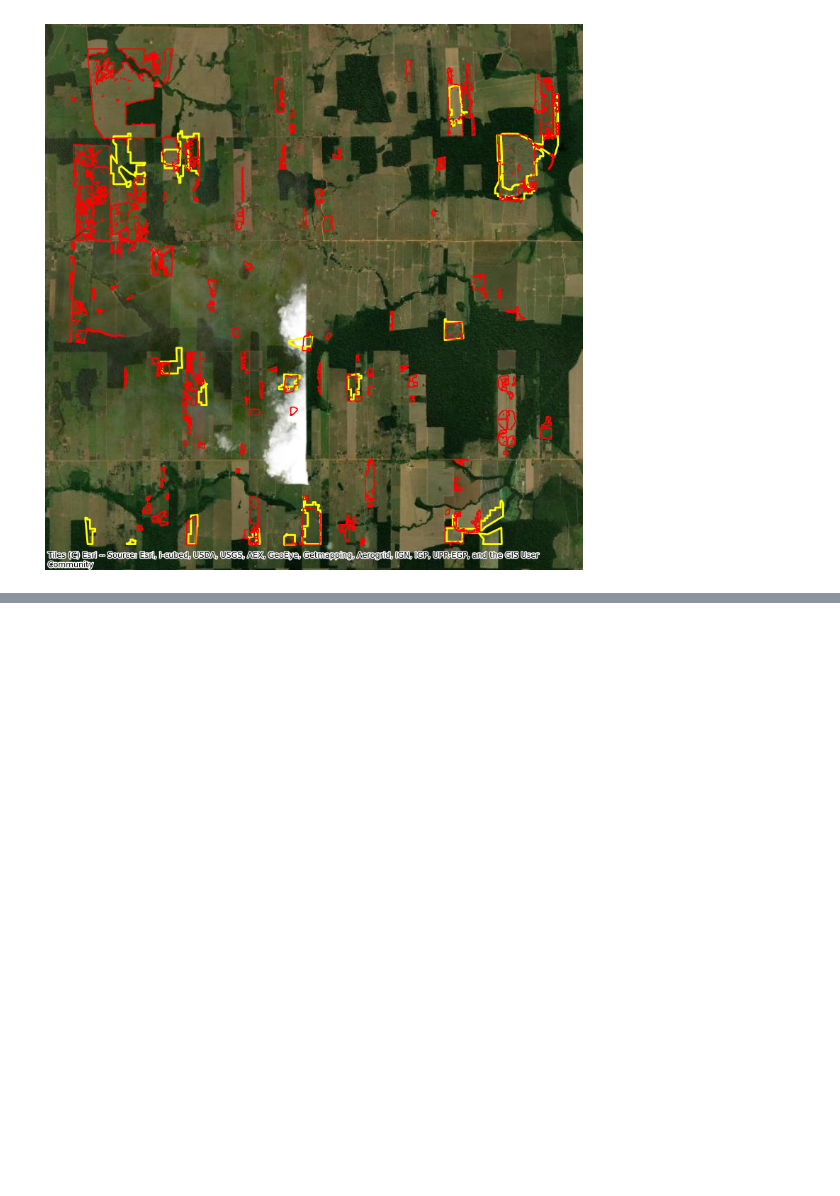
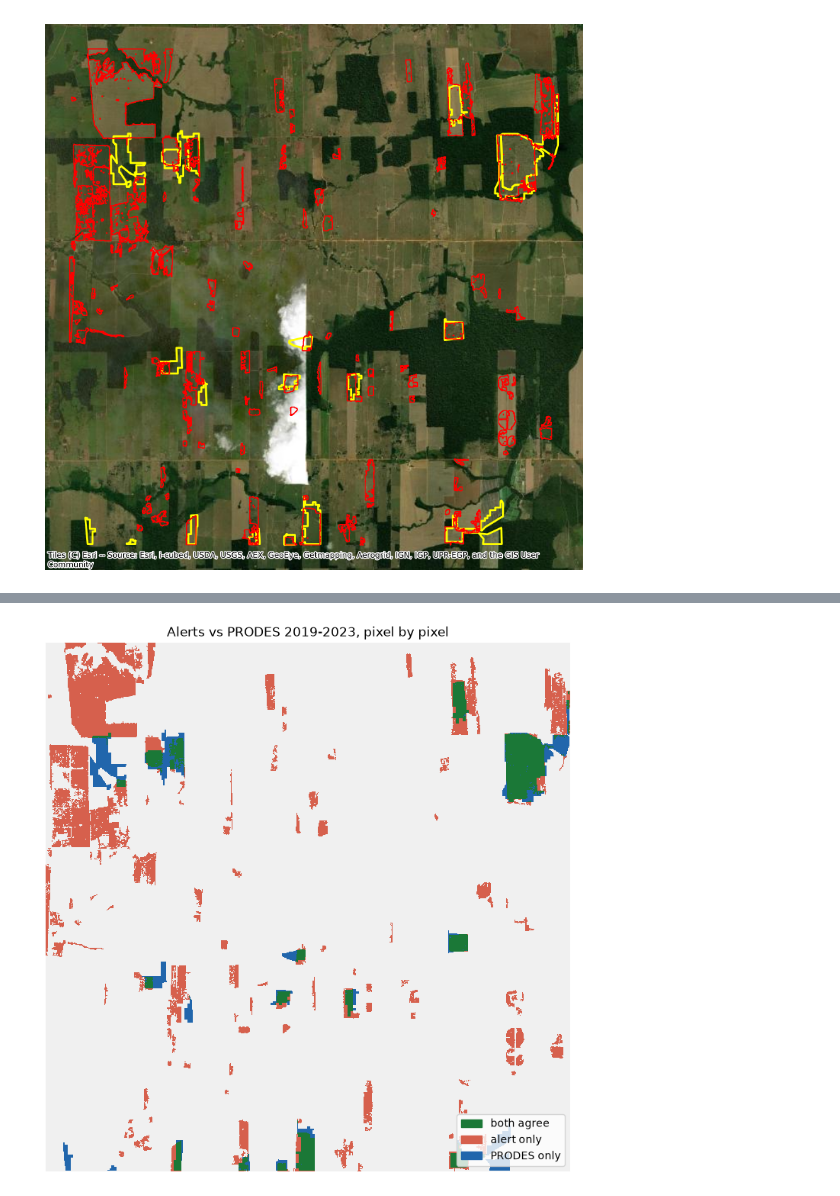
Before and after one commit to AngelicaIseni/Deforestation-Detection, a Jupyter notebook: Validation.ipynb, the cells around one changed output, grey strips where cells are left out. Saved outputs shown, nothing was run; the diff lists cells and outputs as text; code cells hidden in the pictures; blank space fills up the shorter version.

Commit message:
Rasterization of the ndvi alerts

```diff
--- a/Validation.ipynb
+++ b/Validation.ipynb
@@ -147,0 +169,5 @@ plt.show()
+# %%
+prodes_mask = rasterize(prodes_utm.geometry, out_shape=ndvi_raster.shape,
+                        transform=ndvi_raster.rio.transform(), fill=0, dtype="uint8")
+alerts_mask = rasterize(alerts_utm.geometry, out_shape=ndvi_raster.shape,
+                        transform=ndvi_raster.rio.transform(), fill=0, dtype="uint8")
@@ -147,0 +180,22 @@ plt.show()
+# %%
+prodes_bool = prodes_mask.astype(bool)
+alerts_bool = alerts_mask.astype(bool)
+
+true_pos = (alerts_bool & prodes_bool).sum()
+false_pos = (alerts_bool & ~prodes_bool).sum()
+false_neg = (~alerts_bool & prodes_bool).sum()
+true_neg = (~alerts_bool & ~prodes_bool).sum()
+
+precision = true_pos / (true_pos + false_pos)
+recall = true_pos / (true_pos + false_neg)
+f1 = 2 * precision * recall / (precision + recall)
+accuracy = (true_pos + true_neg) / prodes_bool.size
+
+print(f"true positives:  {true_pos / 100:8.1f} ha")
+print(f"false positives: {false_pos / 100:8.1f} ha")
+print(f"false negatives: {false_neg / 100:8.1f} ha")
+print()
+print(f"precision: {precision:.1%}")
+print(f"recall:    {recall:.1%}")
+print(f"F1:        {f1:.1%}")
+print(f"accuracy:  {accuracy:.1%}")
@@ -147,0 +211,19 @@ plt.show()
+# %%
+classes = np.zeros(prodes_bool.shape, dtype="uint8")
+classes[alerts_bool & prodes_bool] = 1     # agreement
+classes[alerts_bool & ~prodes_bool] = 2    # alert only
+classes[~alerts_bool & prodes_bool] = 3    # PRODES only
+
+colors = ["#f0f0f0", "#1b7837", "#d6604d", "#2166ac"]
+labels = ["neither", "both agree", "alert only", "PRODES only"]
+
+fig, ax = plt.subplots(figsize=(9, 9))
+ax.imshow(classes, cmap=ListedColormap(colors), interpolation="nearest")
+ax.legend(handles=[Patch(color=c, label=l) for c, l in zip(colors[1:], labels[1:])],
+          loc="lower right")
+ax.set_title("Alerts vs PRODES 2019-2023, pixel by pixel")
+ax.set_axis_off()
+plt.savefig("outputs/prodes_confusion_map.png", dpi=150, bbox_inches="tight")
+plt.show()
+# %% [output]
+[figure, added]
```
Also changed, not shown: parts of 7 cells of this notebook, 1 other file.
